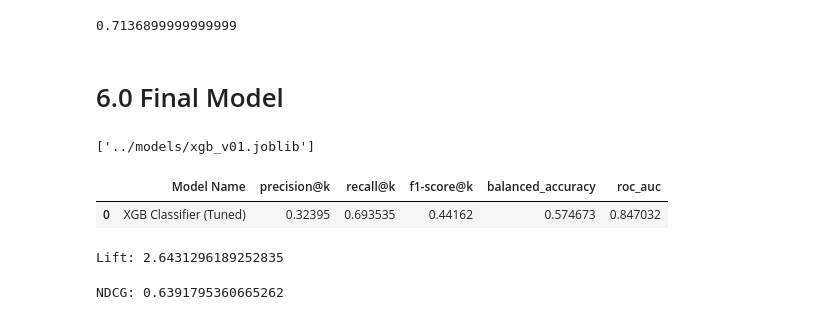
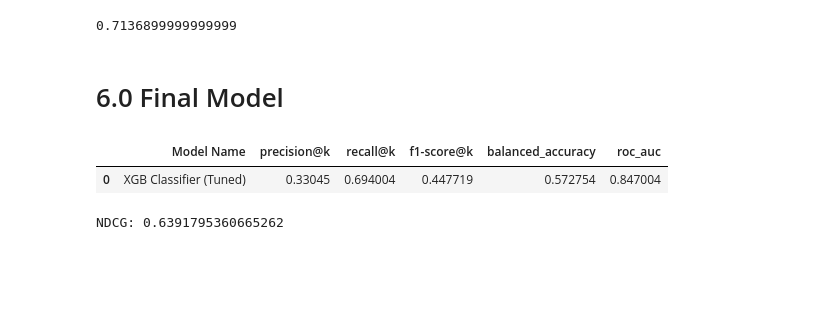
Before and after one commit to iury-repo/health_insurance_cs, a Jupyter notebook: notebooks/2-ims-modeling.ipynb, the cells around one changed output. Saved outputs shown, nothing was run; the diff lists cells and outputs as text; code cells hidden in the pictures; blank space fills up the shorter version.

```diff
--- a/notebooks/2-ims-modeling.ipynb
+++ b/notebooks/2-ims-modeling.ipynb
@@ -27,7 +27,7 @@ train = pd.read_csv('../data/processed/train.csv')
 X = train.drop(['response'], axis=1)
 y = train['response'].copy()
 # %%
-X_train, X_val, y_train, y_val = train_test_split(X, y, test_size=0.2, random_state=42)
+X_train, X_test, y_train, y_test = train_test_split(X, y, test_size=0.2, random_state=42)
 # %%
 X_train.to_csv('../data/processed/X_train.csv', index=False)
 y_train.to_csv('../data/processed/y_train.csv', index=False)
@@ -917,45 +917,35 @@ params = {  'n_estimators': 654,
             'min_child_weight': 6.951405780464861}
 
 xgb_final = xgb.XGBClassifier(**params)
-joblib.dump(xgb_final, '../models/xgb_v01.joblib')
+# joblib.dump(xgb_final, '../models/xgb_v01.joblib')
-# %% [output]
-['../models/xgb_v01.joblib']
 # %%
 # Fit
 xgb_final.fit(X_res, y_res)
 
 # Predict
-y_hat = xgb_final.predict(X_val)
-y_hat_proba = xgb_final.predict_proba(X_val)[:,1]
+y_hat = xgb_final.predict(X_test)
+y_hat_proba = xgb_final.predict_proba(X_test)[:,1]
 
 # Performance metrics
-precision = precision_at_k(y_val, y_hat_proba, k=20000)
-recall = recall_at_k(y_val, y_hat_proba, k=20000)
-f1 = f_score_at_k(y_val, y_hat_proba, k=20000)
-bacc = balanced_accuracy_score(y_val, y_hat)
-roc_auc = roc_auc_score(y_val, y_hat_proba)
+precision = precision_at_k(y_test, y_hat_proba, k=20000)
+recall = recall_at_k(y_test, y_hat_proba, k=20000)
+f1 = f_score_at_k(y_test, y_hat_proba, k=20000)
+bacc = balanced_accuracy_score(y_test, y_hat)
+roc_auc = roc_auc_score(y_test, y_hat_proba)
 
 rows = []
 rows.append({
     'Model Name': 'XGB Classifier (Tuned)',
     'precision@k': precision,
     'recall@k': recall,
     'f1-score@k': f1,
     'balanced_accuracy': bacc,
     'roc_auc': roc_auc
 })
 
 final_results = pd.DataFrame(rows).sort_values(by='precision@k', ascending=False)
 final_results
 # %% [output]
 |  | Model Name | precision@k | recall@k | f1-score@k | balanced_accuracy | roc_auc |
-| 0 | XGB Classifier (Tuned) | 0.32395 | 0.693535 | 0.44162 | 0.574673 | 0.847032 |
+| 0 | XGB Classifier (Tuned) | 0.33045 | 0.694004 | 0.447719 | 0.572754 | 0.847004 |
-# %%
-base_rate = y_val.mean()
-model_score = final_results['precision@k'].iloc[0]
-
-lift = model_score / base_rate
-print(f'Lift: {lift}')
-# %% [output]
-Lift: 2.6431296189252835
 # %%
```
Also changed, not shown: parts of 38 cells of this notebook.
